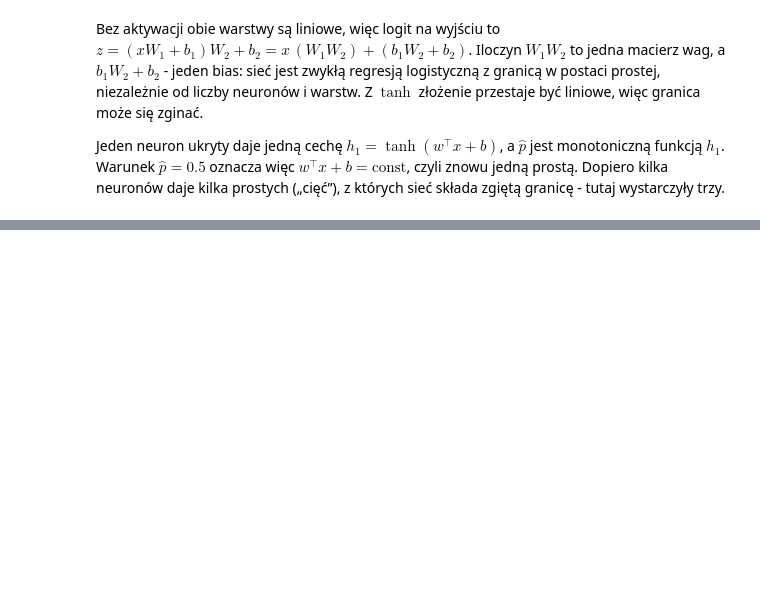
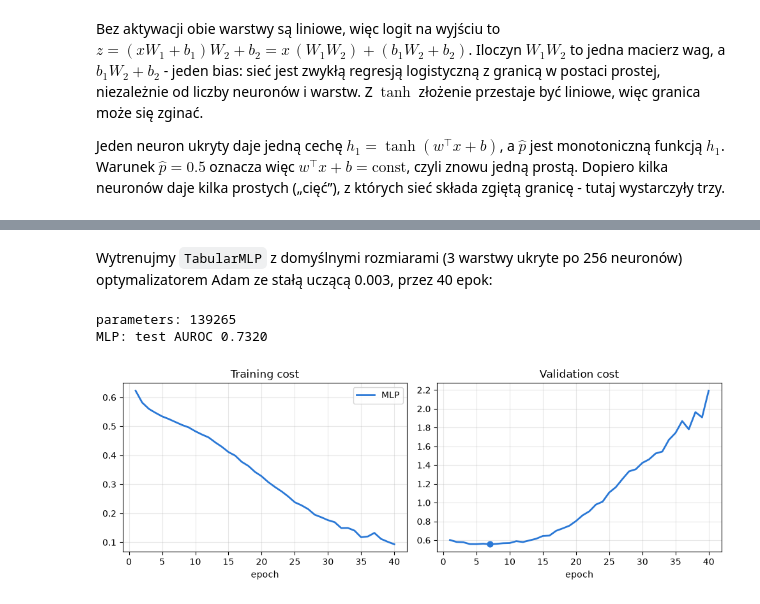
Before and after one commit to pFornagiel/podstawy-sztucznej-inteligencji, a Jupyter notebook: lab_3_remaster/lab_3_solution.ipynb, the cells around one changed output, grey strips where cells are left out. Drawn from its saved outputs; the diff is of its cells as text; code cells hidden in the pictures; blank space fills up the shorter version.

Commit message:
feat: tabular dataset tasks

```diff
--- a/lab_3_remaster/lab_3_solution.ipynb
+++ b/lab_3_remaster/lab_3_solution.ipynb
@@ -1042,0 +1383,19 @@ daje kilka prostych („cięć”), z których sieć składa zgiętą granicę -
+# %%
+class TabularMLP(nn.Module):
+    def __init__(self, n_features, hidden_size=256, n_layers=3, dropout=0.0):
+        super().__init__()
+        layers = []
+        in_size = n_features
+        for _ in range(n_layers):
+            layers += [
+                nn.Linear(in_size, hidden_size),  # linear layer: in_size -> hidden_size
+                nn.ReLU(),                        # ReLU activation
+                nn.Dropout(dropout),              # dropout layer
+            ]
+            in_size = hidden_size
+        layers.append(nn.Linear(hidden_size, 1))  # output layer: one logit, no sigmoid
+        self.layers = nn.Sequential(*layers)
+
+    def forward(self, X):
+        # X: (N, n_features) -> logits, shape (N, 1)
+        return self.layers(X)
@@ -1042,0 +1421,16 @@ daje kilka prostych („cięć”), z których sieć składa zgiętą granicę -
+# %%
+loss_fn = nn.BCEWithLogitsLoss()
+
+
+def fit(model, optimizer, train_loader, X_val, y_val, epochs):
+    # training with validation after every epoch; returns the training and validation cost of every epoch
+    history = {"train_loss": [], "val_loss": []}
+    for _ in range(epochs):
+        train_loss = train_epoch(model, train_loader, loss_fn, optimizer)
+        history["train_loss"].append(train_loss)
+
+        model.eval()
+        with torch.no_grad():
+            val_loss = loss_fn(model(X_val), y_val).item()
+            history["val_loss"].append(val_loss)
+    return history
@@ -1042,0 +1489,14 @@ daje kilka prostych („cięć”), z których sieć składa zgiętą granicę -
+# %% [markdown]
+Wytrenujmy `TabularMLP` z domyślnymi rozmiarami (3 warstwy ukryte po 256 neuronów) optymalizatorem Adam ze stałą
+uczącą 0.003, przez 40 epok:
+# %%
+torch.manual_seed(0)
+mlp = TabularMLP(n_features)
+print("parameters:", sum(p.numel() for p in mlp.parameters()))
+optimizer = optim.Adam(mlp.parameters(), lr=3e-3)
+run_experiment("MLP", mlp, optimizer)
+plot_learning_curves(["MLP"])
+# %% [output]
+parameters: 139265
+MLP: test AUROC 0.7320
+[figure, added]
```
Also changed, not shown: parts of 90 cells of this notebook, 27 other files.
